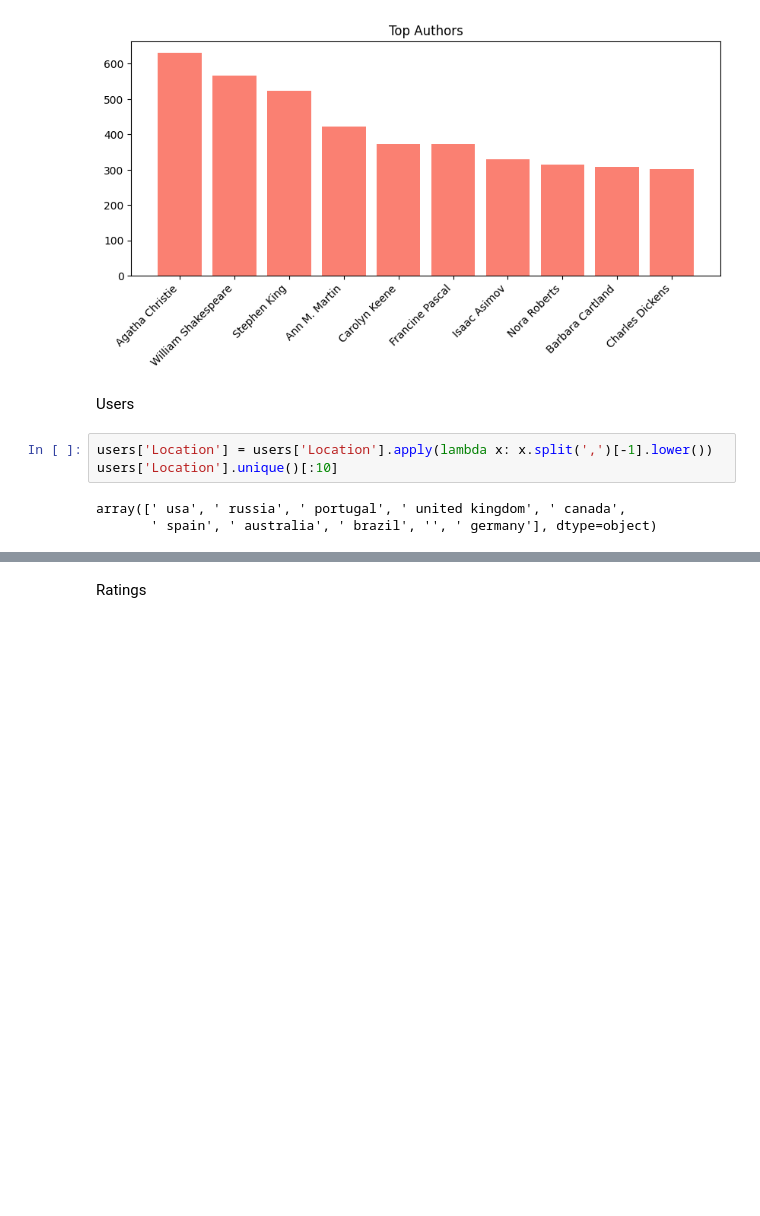
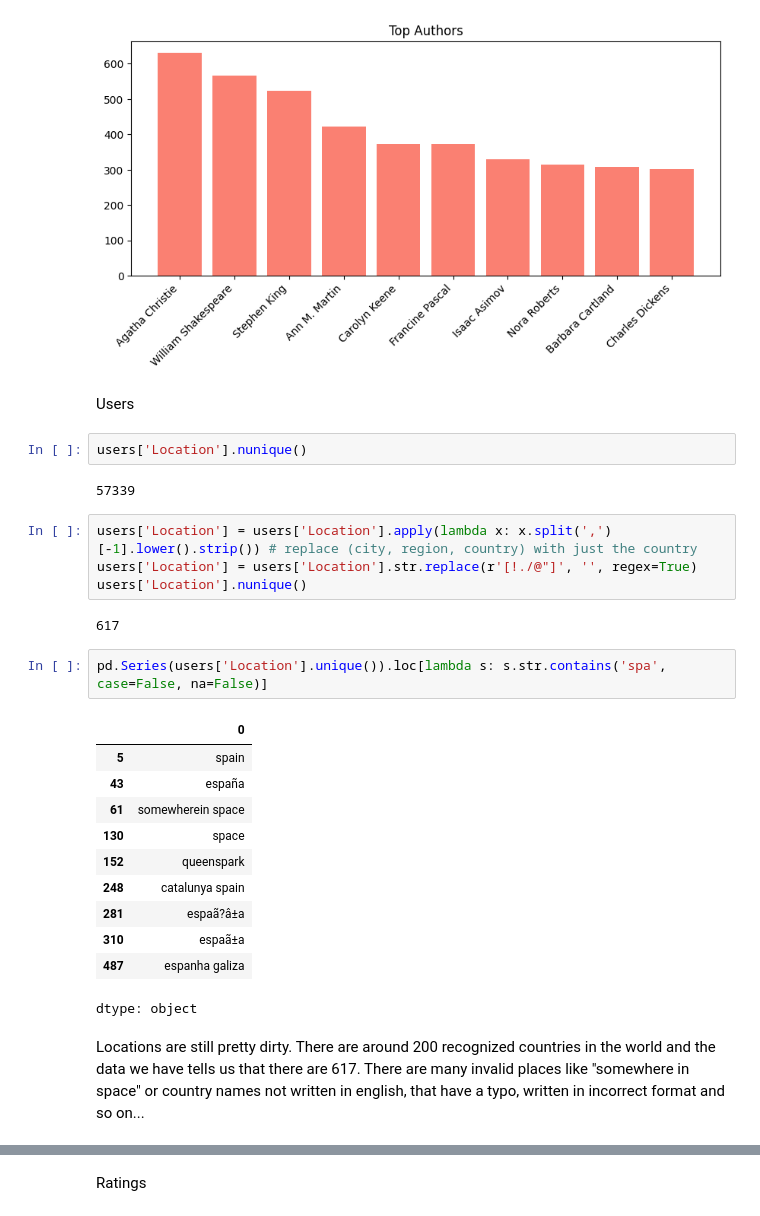
Before and after one commit to kaskare/book-recommender, a Jupyter notebook: src/notebook.ipynb, the cells around one changed output, grey strips where cells are left out. Drawn from its saved outputs; the diff is of its cells as text; blank space fills up the shorter version.

```diff
--- a/src/notebook.ipynb
+++ b/src/notebook.ipynb
@@ -97,12 +69,32 @@ Text(0.5, 1.0, 'Top Authors')
 [figure]
 # %% [markdown]
 Users
+# %%
+users['Location'].nunique()
+# %% [output]
+57339
 # %%
-users['Location'] = users['Location'].apply(lambda x: x.split(',')[-1].lower())
-users['Location'].unique()[:10]
+users['Location'] = users['Location'].apply(lambda x: x.split(',')[-1].lower().strip()) # replace (city, region, country) with just the country
+users['Location'] = users['Location'].str.replace(r'[!./@"]', '', regex=True)
+users['Location'].nunique()
 # %% [output]
-array([' usa', ' russia', ' portugal', ' united kingdom', ' canada',
-       ' spain', ' australia', ' brazil', '', ' germany'], dtype=object)
+617
+# %%
+pd.Series(users['Location'].unique()).loc[lambda s: s.str.contains('spa', case=False, na=False)]
+# %% [output]
+|  | 0 |
+| 5 | spain |
+| 43 | españa |
+| 61 | somewherein space |
+| 130 | space |
+| 152 | queenspark |
+| 248 | catalunya spain |
+| 281 | espaã?â±a |
+| 310 | espaã±a |
+| 487 | espanha galiza |
+dtype: object
+# %% [markdown]
+Locations are still pretty dirty. There are around 200 recognized countries in the world and the data we have tells us that there are 617. There are many invalid places like "somewhere in space" or country names not written in english, that have a typo, written in incorrect format and so on...
 # %%
 users.isna().sum()
 # %% [output]
```
Also changed, not shown: parts of 31 cells of this notebook.
